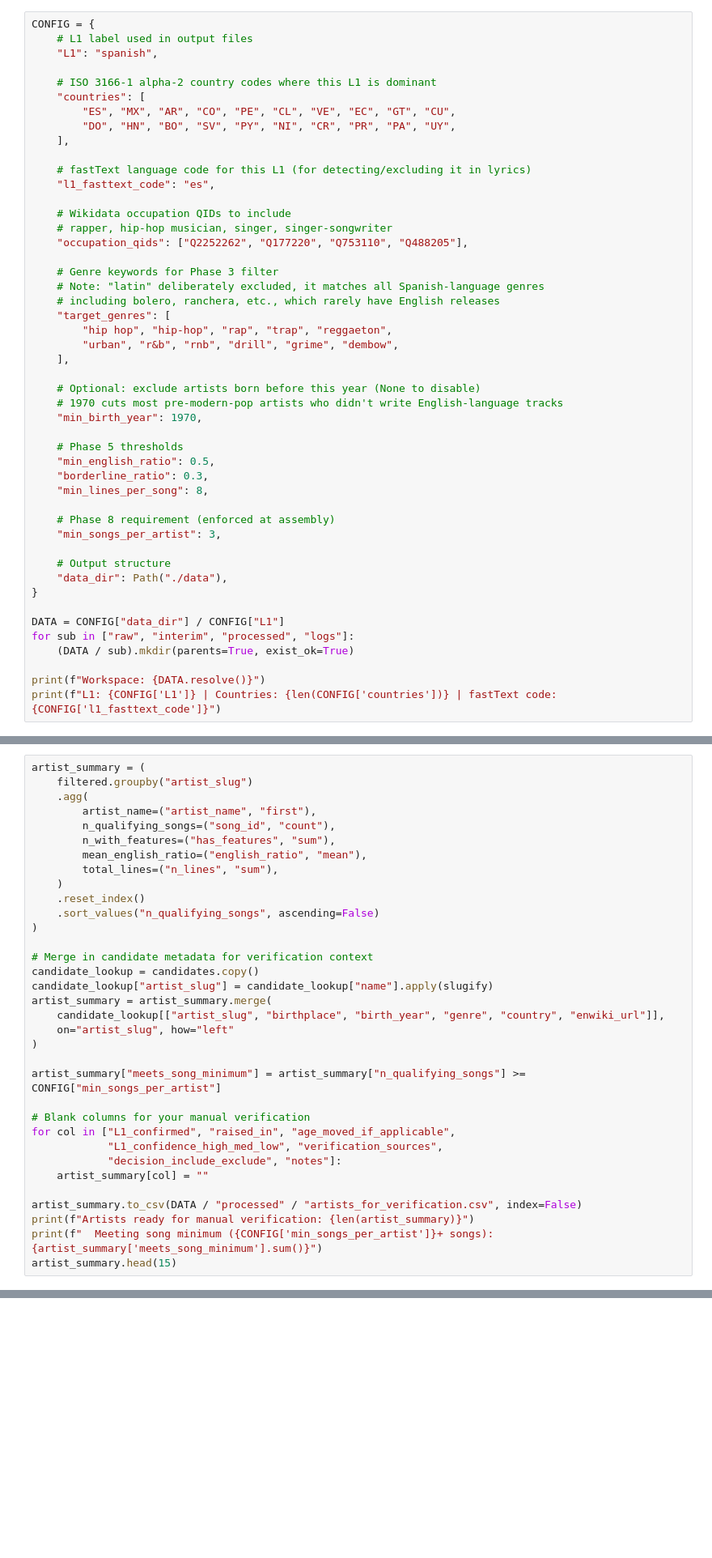
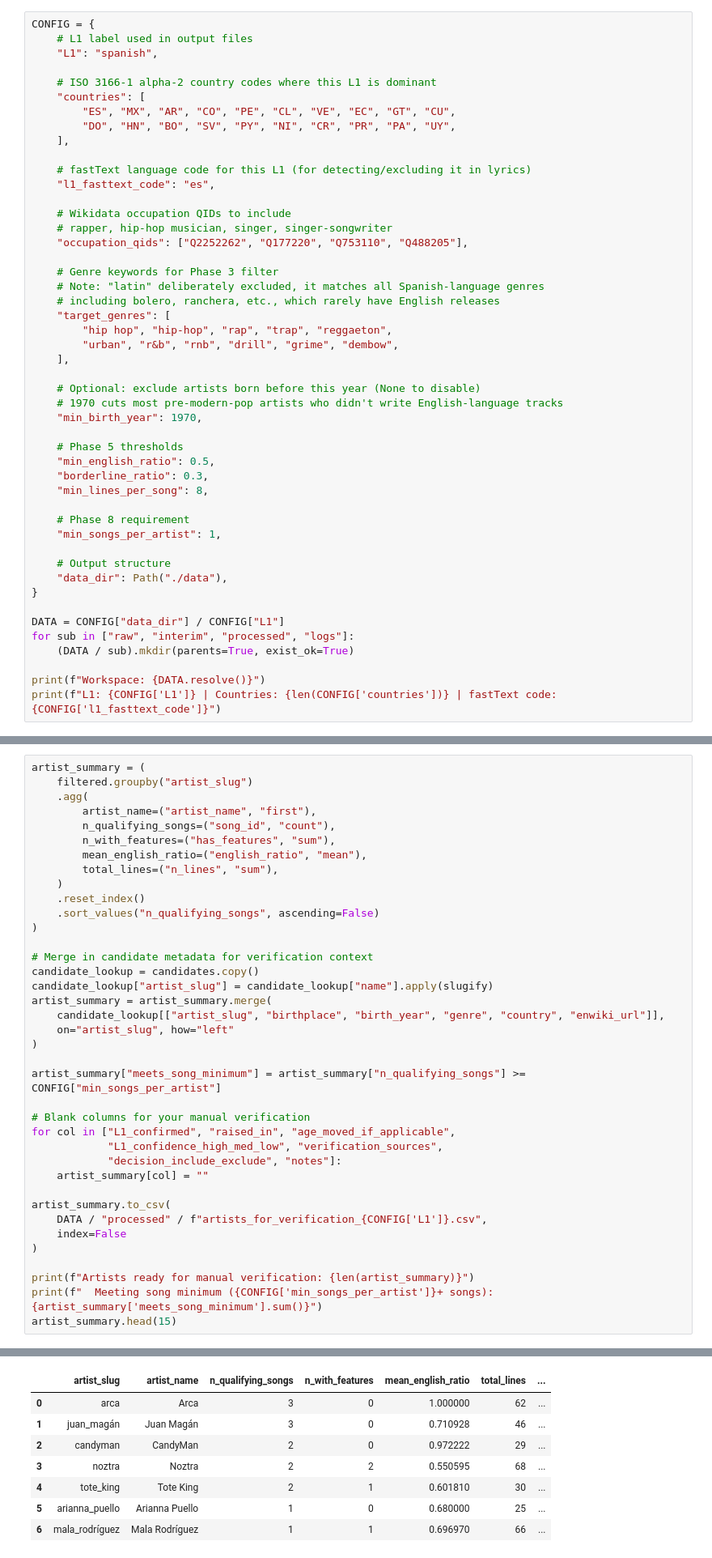
Before and after one commit to nataliajm115/TM_project, a Jupyter notebook: build_lyrics_corpus_spanish.ipynb, the cells around one changed output, grey strips where cells are left out. Shown at 81% size. Drawn from its saved outputs; the diff is of its cells as text; blank space fills up the shorter version.

```diff
--- a/build_lyrics_corpus_spanish.ipynb
+++ b/build_lyrics_corpus_spanish.ipynb
@@ -103,8 +103,8 @@ CONFIG = {
     "borderline_ratio": 0.3,
     "min_lines_per_song": 8,
 
-    # Phase 8 requirement (enforced at assembly)
-    "min_songs_per_artist": 3,
+    # Phase 8 requirement
+    "min_songs_per_artist": 1,
 
     # Output structure
     "data_dir": Path("./data"),
@@ -763,7 +768,12 @@ for col in ["L1_confirmed", "raised_in", "age_moved_if_applicable",
             "decision_include_exclude", "notes"]:
     artist_summary[col] = ""
 
-artist_summary.to_csv(DATA / "processed" / "artists_for_verification.csv", index=False)
+artist_summary.to_csv(
+    DATA / "processed" / f"artists_for_verification_{CONFIG['L1']}.csv",
+    index=False
+)
+
 print(f"Artists ready for manual verification: {len(artist_summary)}")
 print(f"  Meeting song minimum ({CONFIG['min_songs_per_artist']}+ songs): {artist_summary['meets_song_minimum'].sum()}")
 artist_summary.head(15)
+# %% [output]
@@ -770,3 +782,11 @@ artist_summary.head(15)
+|  | artist_slug | artist_name | n_qualifying_songs | n_with_features | mean_english_ratio | total_lines | ... |
+| 0 | arca | Arca | 3 | 0 | 1.000000 | 62 | ... |
+| 1 | juan_magán | Juan Magán | 3 | 0 | 0.710928 | 46 | ... |
+| 2 | candyman | CandyMan | 2 | 0 | 0.972222 | 29 | ... |
+| 3 | noztra | Noztra | 2 | 2 | 0.550595 | 68 | ... |
+| 4 | tote_king | Tote King | 2 | 1 | 0.601810 | 30 | ... |
+| 5 | arianna_puello | Arianna Puello | 1 | 0 | 0.680000 | 25 | ... |
+| 6 | mala_rodríguez | Mala Rodríguez | 1 | 1 | 0.696970 | 66 | ... |
 # %%
 # Pipeline summary
 print("=" * 60)
```
Also changed, not shown: parts of 11 cells of this notebook.
